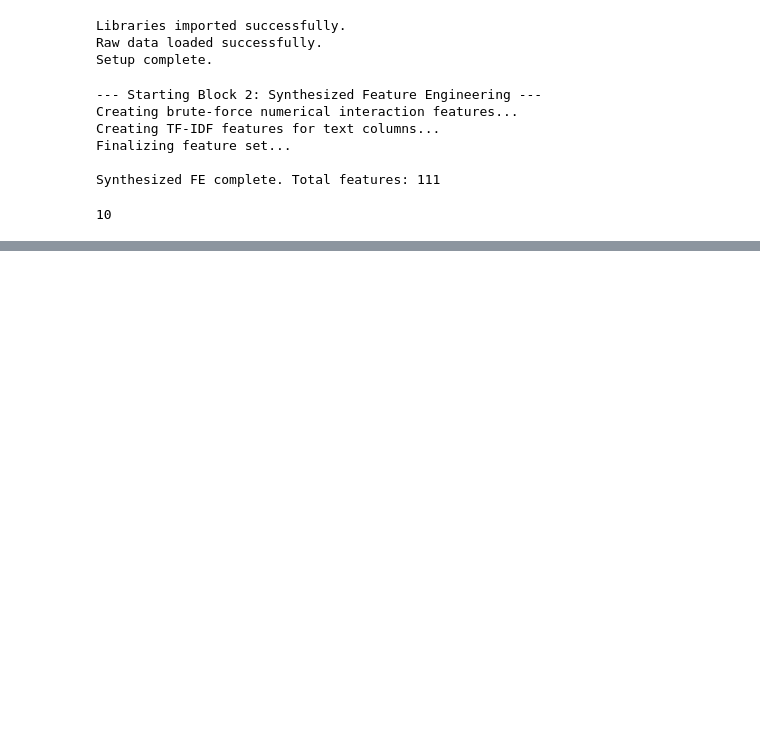
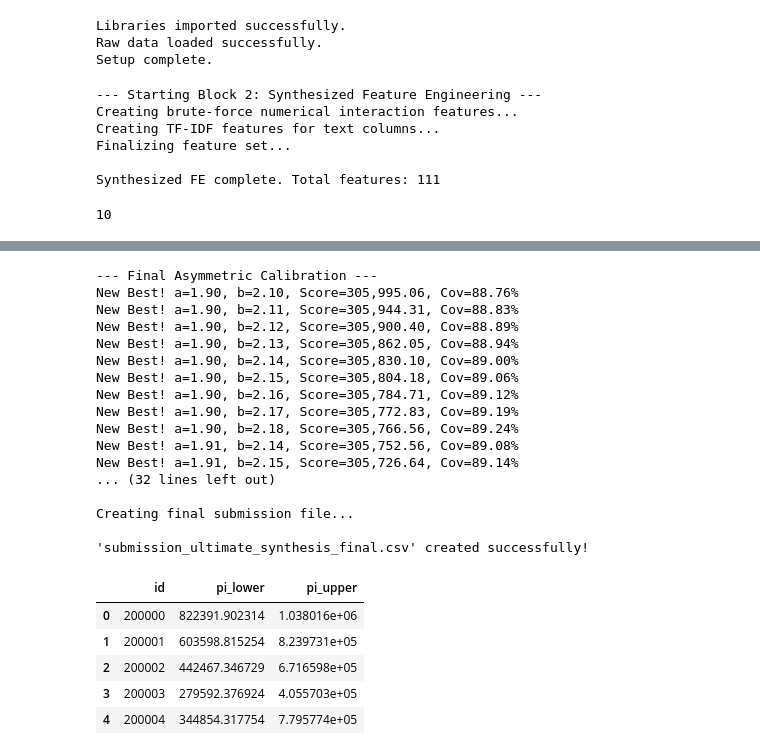
Before and after one commit to RedsAnalysis/Kaggle_Competitions, a Jupyter notebook: house_price_pre/xg_tfidf_v2.ipynb, the cells around one changed output, grey strips where cells are left out. Saved outputs shown, nothing was run; the diff lists cells and outputs as text; code cells hidden in the pictures; blank space fills up the shorter version.

```diff
--- a/house_price_pre/xg_tfidf_v2.ipynb
+++ b/house_price_pre/xg_tfidf_v2.ipynb
@@ -268,0 +258,68 @@ Creating final submission file...
+# %%
+# =============================================================================
+# FINAL ASYMMETRIC CALIBRATION AND SUBMISSION (CORRECTED)
+# =============================================================================
+
+print("\n--- Final Asymmetric Calibration ---")
+oof_error_final = np.clip(oof_error_preds, 0, None) # Ensure error is not negative
+best_a, best_b, best_metric = 2.0, 2.0, float('inf')
+
+# This grid search finds the best multipliers based on your OOF predictions
+for a in np.arange(1.90, 2.31, 0.01):
+    for b in np.arange(2.10, 2.51, 0.01):
+        low = oof_mean_preds - oof_error_final * a
+        high = oof_mean_preds + oof_error_final * b
+        metric, coverage = winkler_score(y_true, low, high, alpha=COMPETITION_ALPHA, return_coverage=True)
+        if metric < best_metric:
+            best_metric = metric
+            best_a, best_b = a, b
+            # This print is optional but good for seeing progress
+            print(f"New Best! a={best_a:.2f}, b={best_b:.2f}, Score={best_metric:,.2f}, Cov={coverage:.2%}")
+
+print(f"\nGrid search complete. Final OOF Score: {best_metric:,.2f}. Best multipliers: a={best_a:.2f}, b={best_b:.2f}")
+
+
+# --- Create Final Submission ---
+print("\nCreating final submission file...")
+test_error_final = np.clip(test_error_preds, 0, None)
+final_lower = test_mean_preds - test_error_final * best_a
+final_upper = test_mean_preds + test_error_final * best_b
+final_upper = np.maximum(final_lower, final_upper)
+
+# --- THE FIX IS HERE ---
+# Instead of using X_test.index, which was reset, we use the 'test_ids'
+# variable that we saved in the feature engineering block.
+test_ids = pd.read_csv('./test.csv', usecols=['id'])['id']
+submission_df = pd.DataFrame({
+    'id': test_ids,
+    'pi_lower': final_lower,
+    'pi_upper': final_upper
+})
+
+submission_df.to_csv('submission_ultimate_synthesis_final.csv', index=False)
+print("\n'submission_ultimate_synthesis_final.csv' created successfully!")
+display(submission_df.head())
+# %% [output]
+--- Final Asymmetric Calibration ---
+New Best! a=1.90, b=2.10, Score=305,995.06, Cov=88.76%
+New Best! a=1.90, b=2.11, Score=305,944.31, Cov=88.83%
+New Best! a=1.90, b=2.12, Score=305,900.40, Cov=88.89%
+New Best! a=1.90, b=2.13, Score=305,862.05, Cov=88.94%
+New Best! a=1.90, b=2.14, Score=305,830.10, Cov=89.00%
+New Best! a=1.90, b=2.15, Score=305,804.18, Cov=89.06%
+New Best! a=1.90, b=2.16, Score=305,784.71, Cov=89.12%
+New Best! a=1.90, b=2.17, Score=305,772.83, Cov=89.19%
+New Best! a=1.90, b=2.18, Score=305,766.56, Cov=89.24%
+New Best! a=1.91, b=2.14, Score=305,752.56, Cov=89.08%
+New Best! a=1.91, b=2.15, Score=305,726.64, Cov=89.14%
+... (32 lines left out)
+
+Creating final submission file...
+
+'submission_ultimate_synthesis_final.csv' created successfully!
+|  | id | pi_lower | pi_upper |
+| 0 | 200000 | 822391.902314 | 1.038016e+06 |
+| 1 | 200001 | 603598.815254 | 8.239731e+05 |
+| 2 | 200002 | 442467.346729 | 6.716598e+05 |
+| 3 | 200003 | 279592.376924 | 4.055703e+05 |
+| 4 | 200004 | 344854.317754 | 7.795774e+05 |
```
Also changed, not shown: parts of 1 cell of this notebook, 11 other files.
